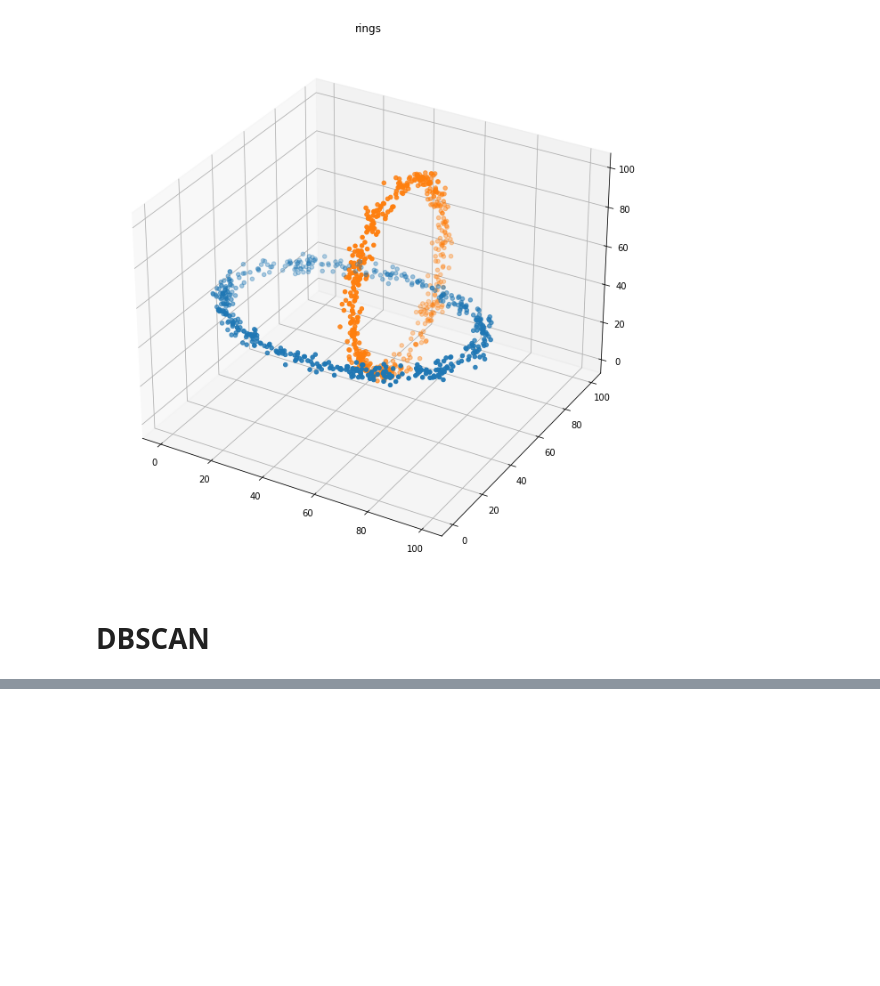
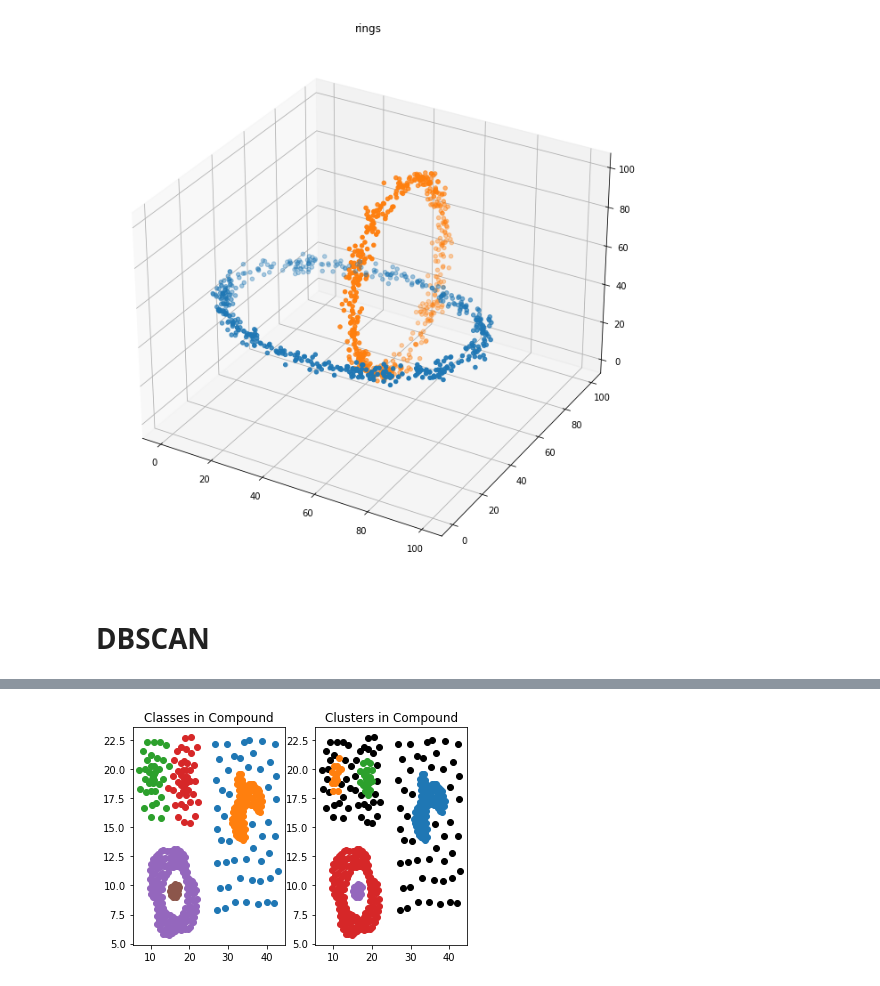
Before and after one commit to AUT-Student/ML-HW4, a Jupyter notebook: Code2/Code2.ipynb, the cells around one changed output, grey strips where cells are left out. Drawn from its saved outputs; the diff is of its cells as text; code cells hidden in the pictures; blank space fills up the shorter version.

```diff
--- a/Code2/Code2.ipynb
+++ b/Code2/Code2.ipynb
@@ -144,0 +196,4 @@ plot_dbscan_result_2d(dataset_name="spiral", e=2, min_pts=2)
+# %%
+plot_dbscan_result_2d(dataset_name="Compound", e=1, min_pts=5)
+# %% [output]
+[figure, added]
```
Also changed, not shown: parts of 7 cells of this notebook.
